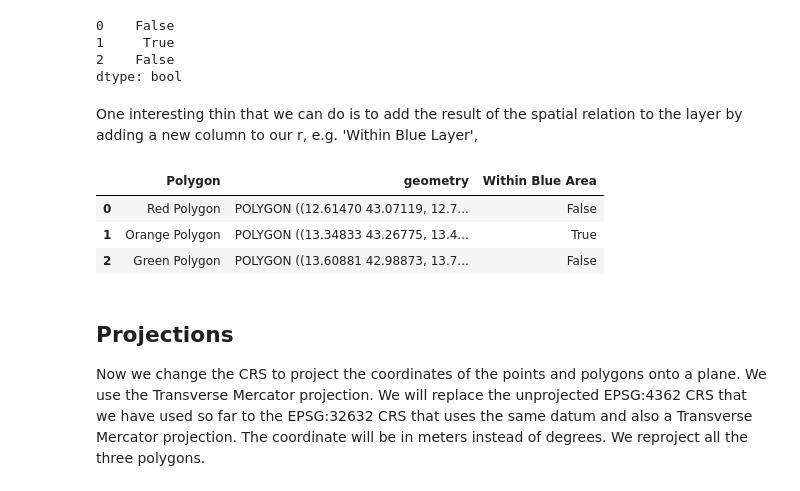
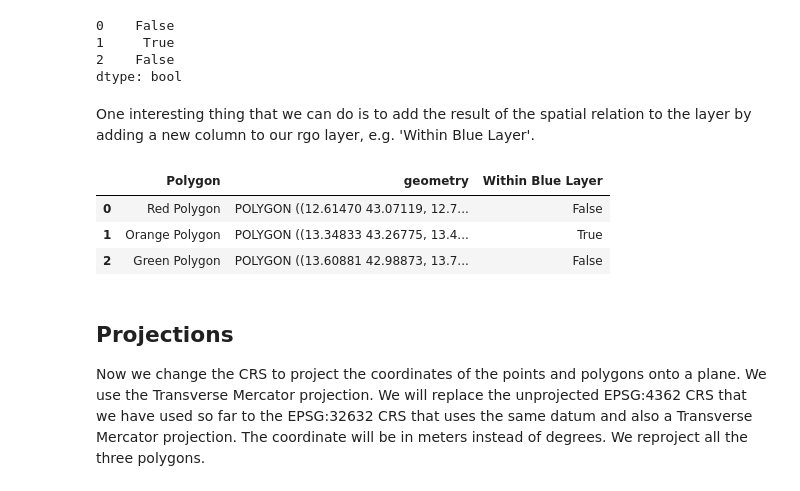
Before and after one commit to luigiselmi/geoscience, a Jupyter notebook: topological_operators.ipynb, the cells around one changed output. Saved outputs shown, nothing was run; the diff lists cells and outputs as text; code cells hidden in the pictures.

```diff
--- a/topological_operators.ipynb
+++ b/topological_operators.ipynb
@@ -227,12 +224,12 @@ within_blue_layer
 2    False
 dtype: bool
 # %% [markdown]
-One interesting thin that we can do is to add the result of the spatial relation to the layer by adding a new column to our r, e.g. 'Within Blue Layer',
+One interesting thing that we can do is to add the result of the spatial relation to the layer by adding a new column to our rgo layer, e.g. 'Within Blue Layer'.
 # %%
-rgo_layer['Within Blue Area'] = within_blue_layer
+rgo_layer['Within Blue Layer'] = within_blue_layer
 rgo_layer
 # %% [output]
-|  | Polygon | geometry | Within Blue Area |
+|  | Polygon | geometry | Within Blue Layer |
 | 0 | Red Polygon | POLYGON ((12.61470 43.07119, 12.7... | False |
 | 1 | Orange Polygon | POLYGON ((13.34833 43.26775, 13.4... | True |
 | 2 | Green Polygon | POLYGON ((13.60881 42.98873, 13.7... | False |
```
Also changed, not shown: parts of 44 cells of this notebook.
